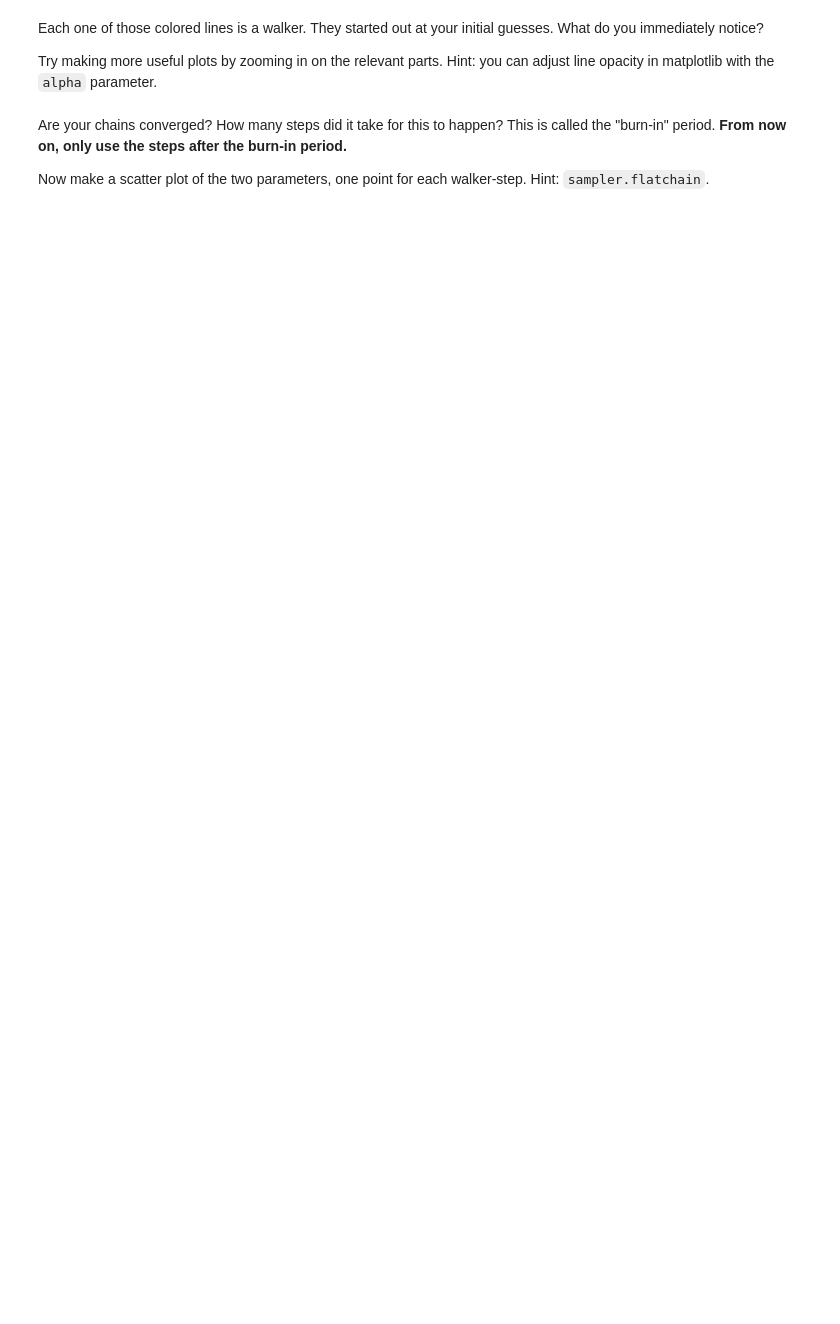
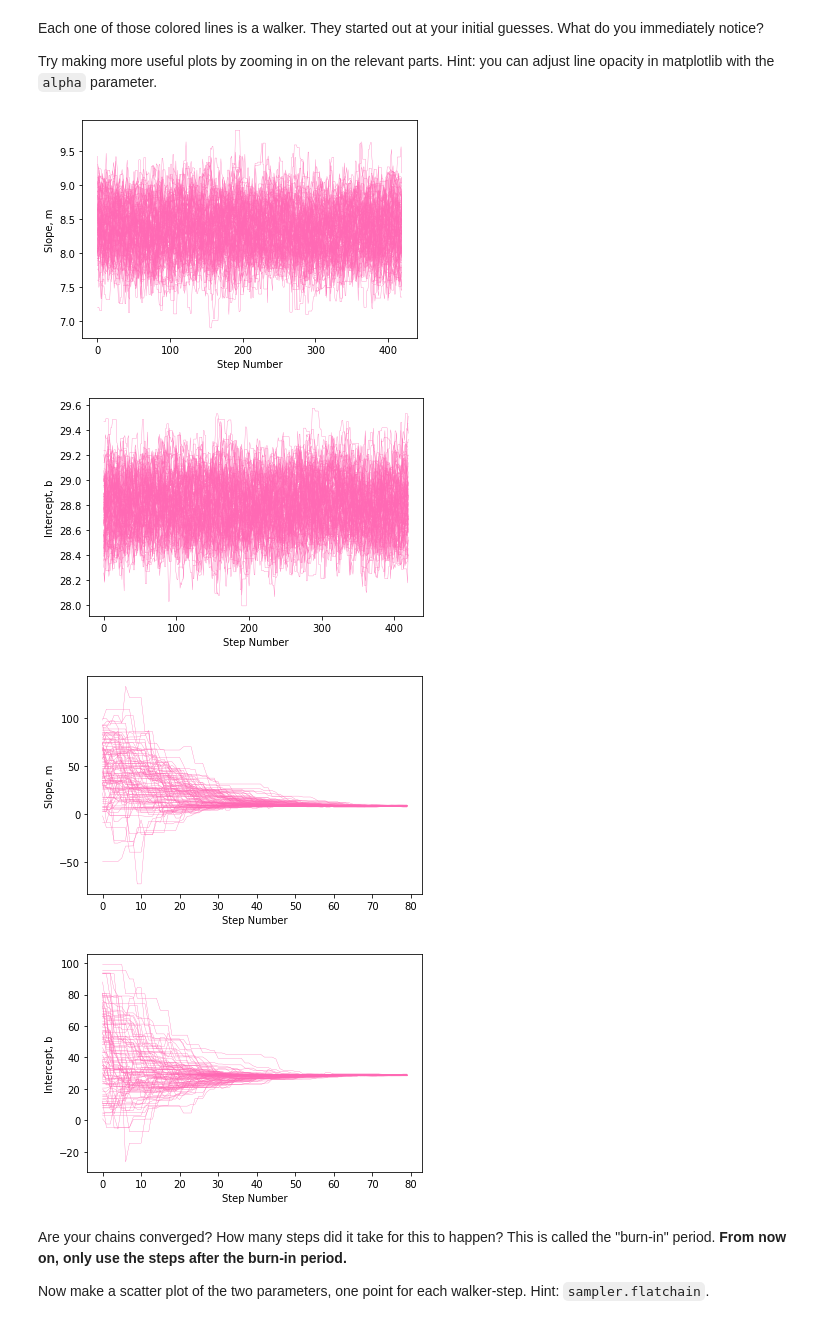
Before and after one commit to ASTR154/bayesian-statistics, a Jupyter notebook: mcmc_line_fitting.ipynb, the cells around one changed output. Drawn from its saved outputs; the diff is of its cells as text; code cells hidden in the pictures; blank space fills up the shorter version.

```diff
--- a/mcmc_line_fitting.ipynb
+++ b/mcmc_line_fitting.ipynb
@@ -103,3 +139,12 @@ chain_plots(  # complete
+# %%
+n_burn =  80
+chain_plots(sampler.chain[:, n_burn:, :])
+chain_plots(sampler.chain[:, :n_burn, :])
+# %% [output]
+[figure, added]
+[figure, added]
+[figure, added]
+[figure, added]
 # %% [markdown]
 Are your chains converged? How many steps did it take for this to happen? This is called the "burn-in" period. **From now on, only use the steps after the burn-in period.**
 
```
Also changed, not shown: parts of 17 cells of this notebook.
